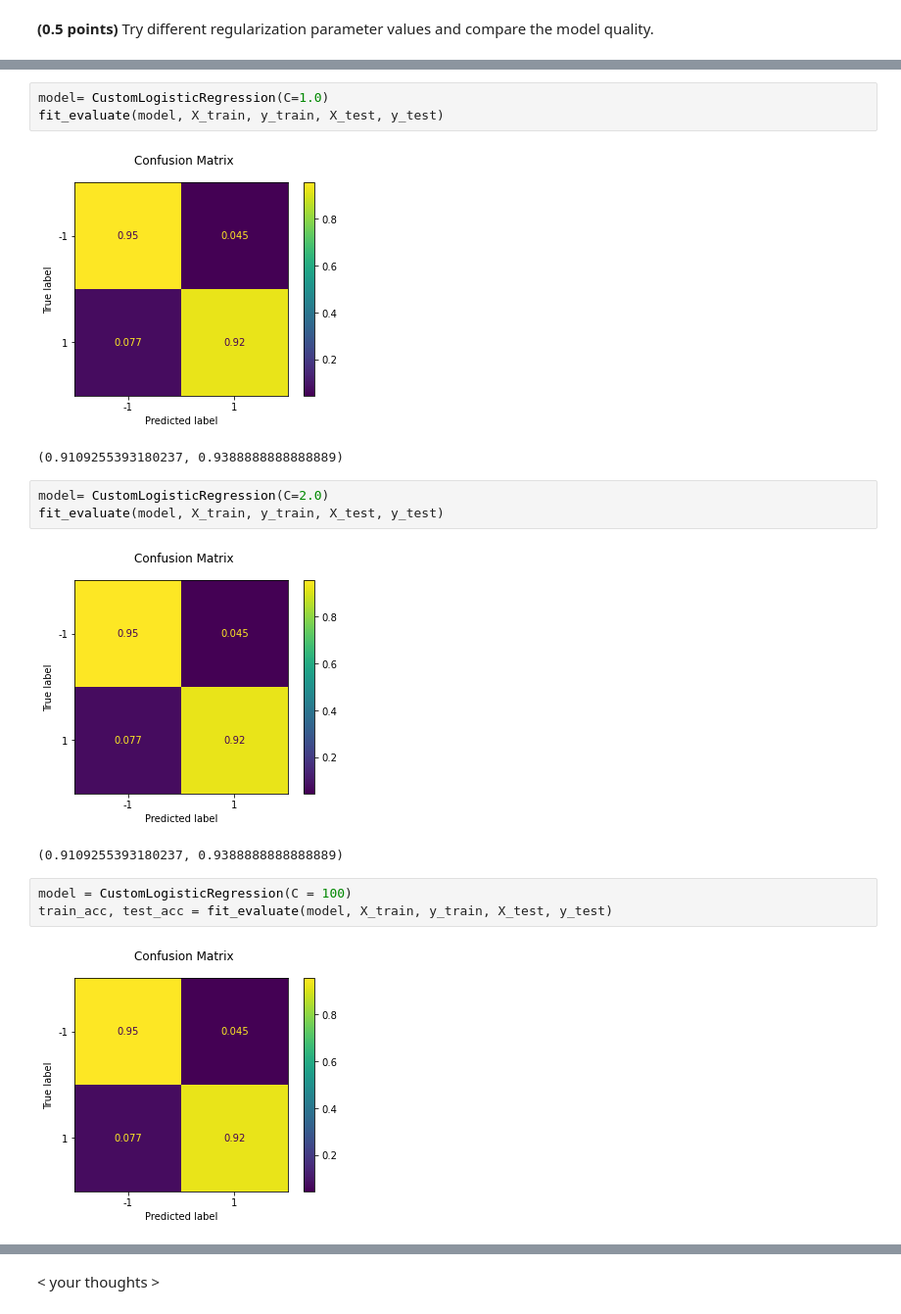
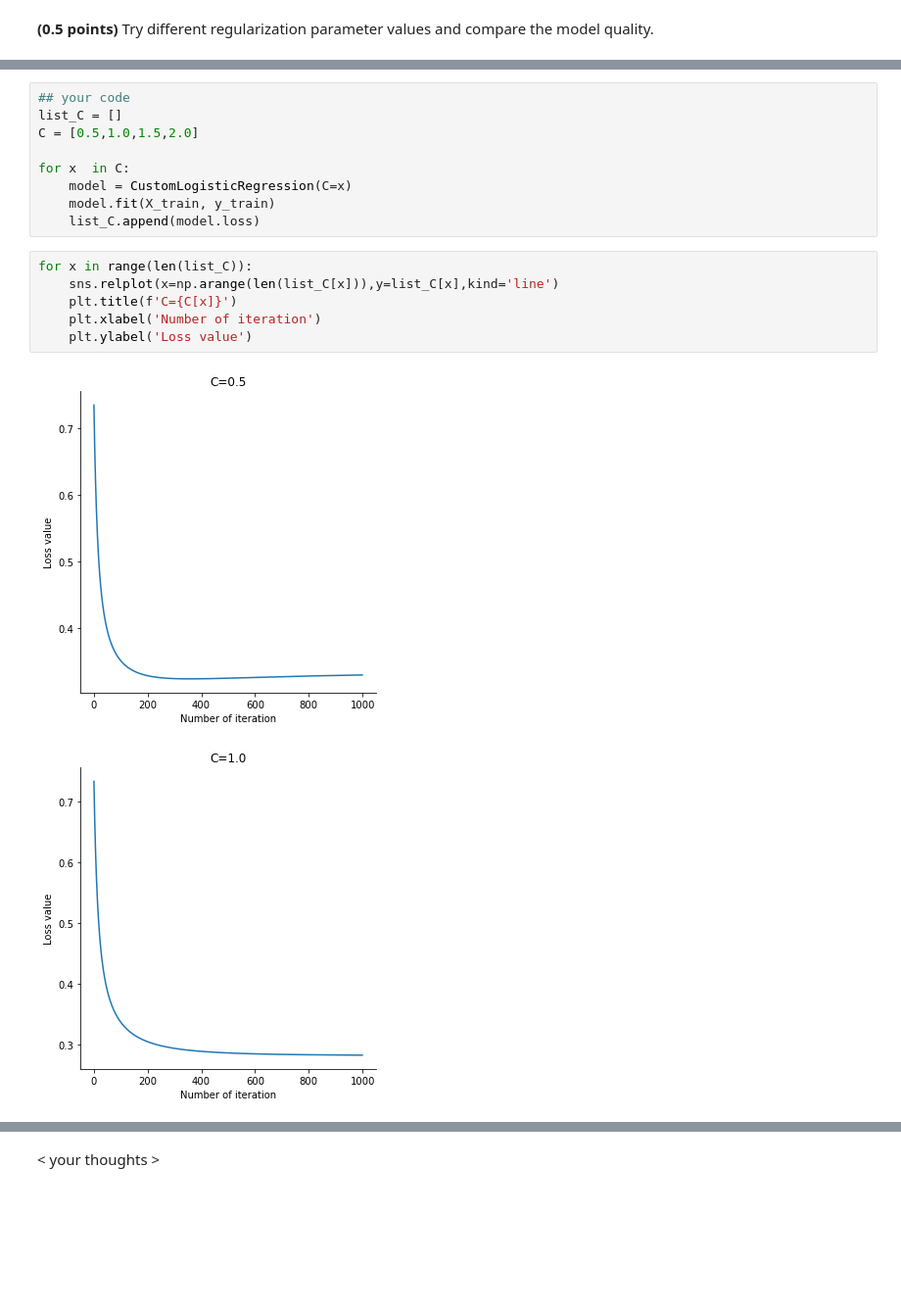
Before and after one commit to marinatwice82/ml-2022, a Jupyter notebook: hw_classification.ipynb, the cells around one changed output, grey strips where cells are left out. Shown at 98% size. Cells and saved outputs as stored; diff of their text form; blank space fills up the shorter version.

```diff
--- a/hw_classification.ipynb
+++ b/hw_classification.ipynb
@@ -249,17 +239,18 @@ train_acc, test_acc = fit_evaluate(model, X_train, y_train, X_test, y_test)
-# %%
-model= CustomLogisticRegression(C=1.0)
-fit_evaluate(model, X_train, y_train, X_test, y_test)
-# %% [output]
-[figure, removed]
-(0.9109255393180237, 0.9388888888888889)
-# %%
-model= CustomLogisticRegression(C=2.0)
-fit_evaluate(model, X_train, y_train, X_test, y_test)
-# %% [output]
-[figure, removed]
-(0.9109255393180237, 0.9388888888888889)
-# %%
-model = CustomLogisticRegression(C = 100)
-train_acc, test_acc = fit_evaluate(model, X_train, y_train, X_test, y_test)
-# %% [output]
-[figure, removed]
+# %%
+## your code
+list_C = []
+C = [0.5,1.0,1.5,2.0]
+
+for x  in C:
+    model = CustomLogisticRegression(C=x)
+    model.fit(X_train, y_train)
+    list_C.append(model.loss)
+# %%
+for x in range(len(list_C)):
+    sns.relplot(x=np.arange(len(list_C[x])),y=list_C[x],kind='line')
+    plt.title(f'C={C[x]}')
+    plt.xlabel('Number of iteration')
+    plt.ylabel('Loss value')
+# %% [output]
+[figure, added]
+[figure, added]
```
Also changed, not shown: parts of 37 cells of this notebook.
